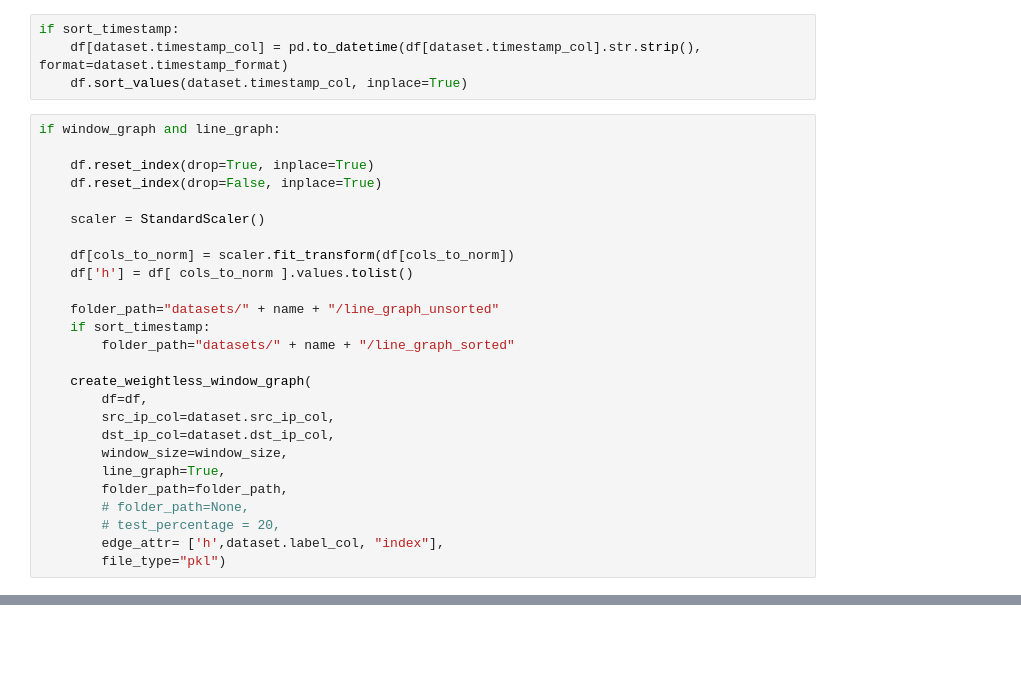
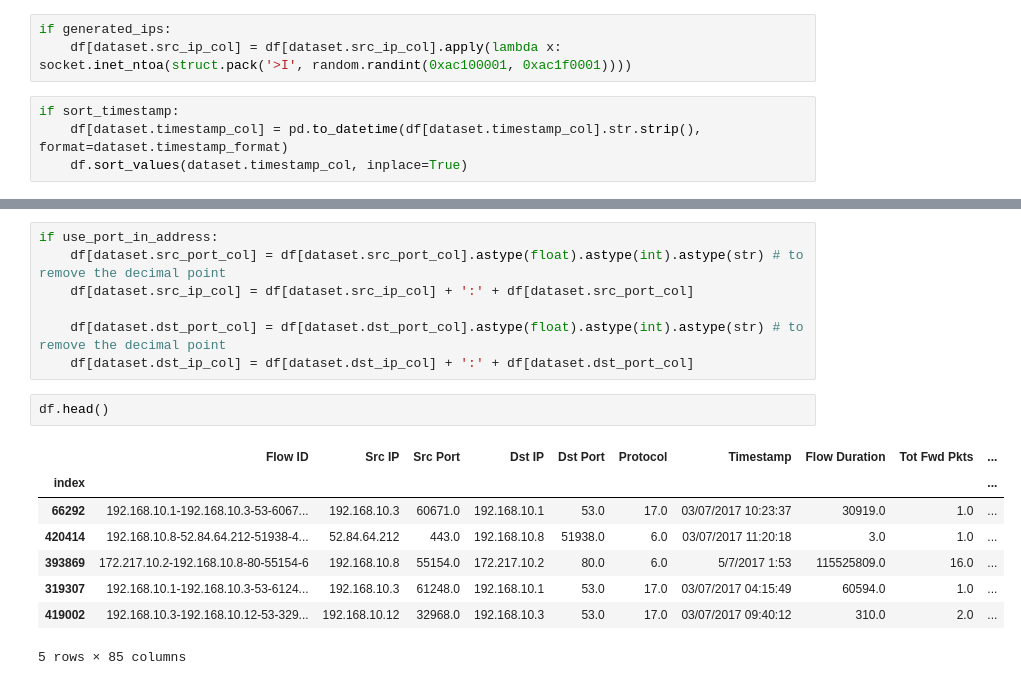
Before and after one commit to mtermos/GNN-NIDS, a Jupyter notebook: prepare_graph_files.ipynb, the cells around one changed output, grey strips where cells are left out. Saved outputs shown, nothing was run; the diff lists cells and outputs as text; blank space fills up the shorter version.

```diff
--- a/prepare_graph_files.ipynb
+++ b/prepare_graph_files.ipynb
@@ -93,31 +124,8 @@ Label
 Name: count, dtype: int64
+# %%
+if generated_ips:
+    df[dataset.src_ip_col] = df[dataset.src_ip_col].apply(lambda x: socket.inet_ntoa(struct.pack('>I', random.randint(0xac100001, 0xac1f0001))))
 # %%
 if sort_timestamp:
     df[dataset.timestamp_col] = pd.to_datetime(df[dataset.timestamp_col].str.strip(), format=dataset.timestamp_format)
     df.sort_values(dataset.timestamp_col, inplace=True)
-# %%
-if window_graph and line_graph:
-
-    df.reset_index(drop=True, inplace=True)
-    df.reset_index(drop=False, inplace=True)
-
-    scaler = StandardScaler()
-
-    df[cols_to_norm] = scaler.fit_transform(df[cols_to_norm])
-    df['h'] = df[ cols_to_norm ].values.tolist()
-
-    folder_path="datasets/" + name + "/line_graph_unsorted"
-    if sort_timestamp:
-        folder_path="datasets/" + name + "/line_graph_sorted"
-
-    create_weightless_window_graph(
-        df=df,
-        src_ip_col=dataset.src_ip_col,
-        dst_ip_col=dataset.dst_ip_col,
-        window_size=window_size,
-        line_graph=True,
-        folder_path=folder_path,
-        # folder_path=None,
-        # test_percentage = 20,
-        edge_attr= ['h',dataset.label_col, "index"],
-        file_type="pkl")
@@ -141,0 +132,18 @@ if session_graph:
+# %%
+if use_port_in_address:
+    df[dataset.src_port_col] = df[dataset.src_port_col].astype(float).astype(int).astype(str) # to remove the decimal point
+    df[dataset.src_ip_col] = df[dataset.src_ip_col] + ':' + df[dataset.src_port_col]
+
+    df[dataset.dst_port_col] = df[dataset.dst_port_col].astype(float).astype(int).astype(str) # to remove the decimal point
+    df[dataset.dst_ip_col] = df[dataset.dst_ip_col] + ':' + df[dataset.dst_port_col]
+# %%
+df.head()
+# %% [output]
+|  | Flow ID | Src IP | Src Port | Dst IP | Dst Port | Protocol | Timestamp | Flow Duration | Tot Fwd Pkts | ... |
+| index |  |  |  |  |  |  |  |  |  | ... |
+| 66292 | 192.168.10.1-192.168.10.3-53-6067... | 192.168.10.3 | 60671.0 | 192.168.10.1 | 53.0 | 17.0 | 03/07/2017 10:23:37 | 30919.0 | 1.0 | ... |
+| 420414 | 192.168.10.8-52.84.64.212-51938-4... | 52.84.64.212 | 443.0 | 192.168.10.8 | 51938.0 | 6.0 | 03/07/2017 11:20:18 | 3.0 | 1.0 | ... |
+| 393869 | 172.217.10.2-192.168.10.8-80-55154-6 | 192.168.10.8 | 55154.0 | 172.217.10.2 | 80.0 | 6.0 | 5/7/2017 1:53 | 115525809.0 | 16.0 | ... |
+| 319307 | 192.168.10.1-192.168.10.3-53-6124... | 192.168.10.3 | 61248.0 | 192.168.10.1 | 53.0 | 17.0 | 03/07/2017 04:15:49 | 60594.0 | 1.0 | ... |
+| 419002 | 192.168.10.3-192.168.10.12-53-329... | 192.168.10.12 | 32968.0 | 192.168.10.3 | 53.0 | 17.0 | 03/07/2017 09:40:12 | 310.0 | 2.0 | ... |
+5 rows × 85 columns
```
Also changed, not shown: parts of 20 cells of this notebook, 16 other files.
